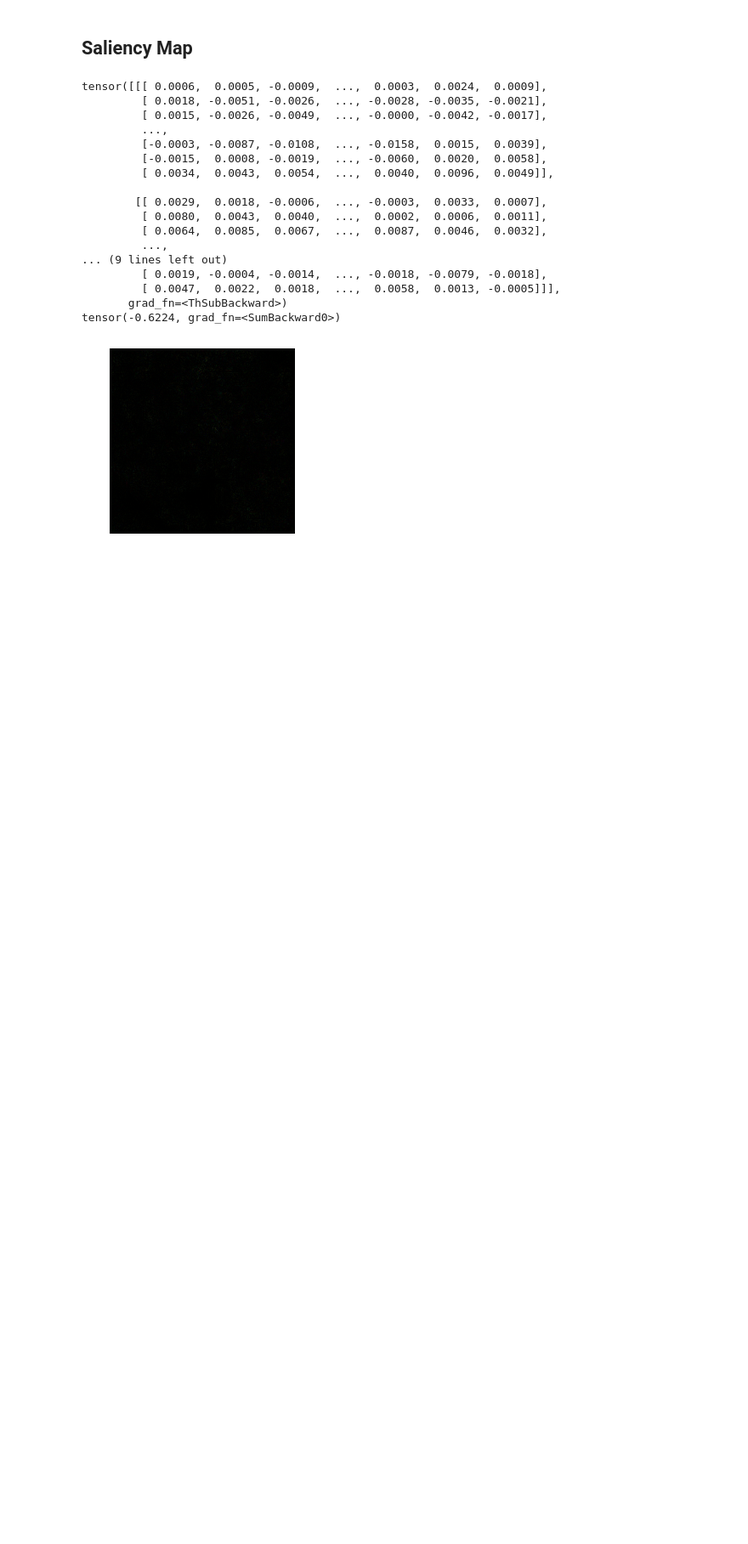
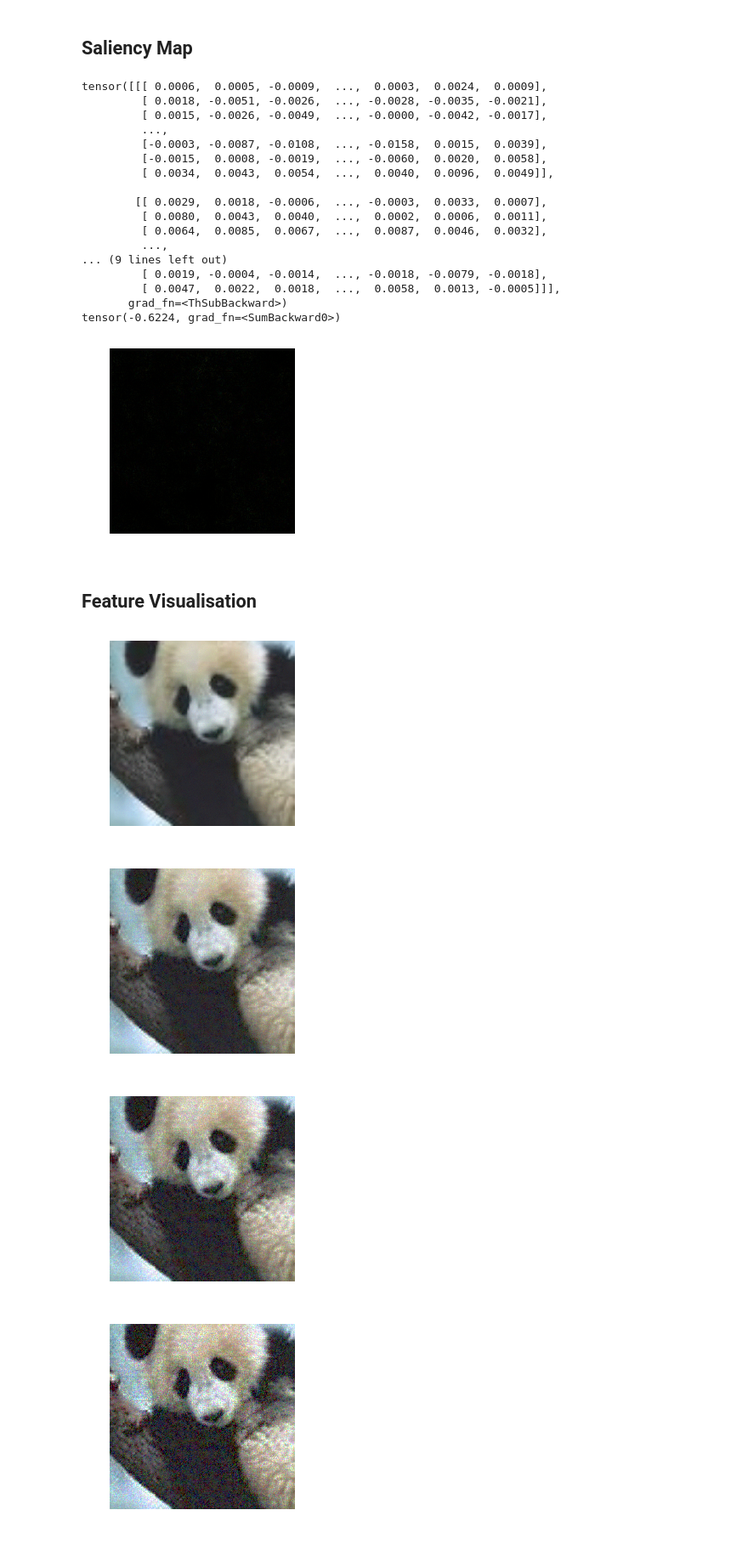
Before and after one commit to pukkapies/dl-imperial-maths, a Jupyter notebook: pytorch-tutorial/3. Saliency Maps, Feature Visualisation and Adversarial Examples.ipynb, the cells around one changed output. Shown at 85% size. Cells and saved outputs as stored; diff of their text form; code cells hidden in the pictures; blank space fills up the shorter version.

```diff
--- a/pytorch-tutorial/3. Saliency Maps, Feature Visualisation and Adversarial Examples.ipynb
+++ b/pytorch-tutorial/3. Saliency Maps, Feature Visualisation and Adversarial Examples.ipynb
@@ -41,7 +41,7 @@ class Normalise(nn.Module):
         return (img - self.mean_tensor) / self.std_dev_tensor
 
 
-model = models.vgg11(pretrained=True)
+model = models.vgg11(pretrained=False)
 for param in model.parameters():
     param.requires_grad = False
 model.eval()
@@ -90,3 +90,27 @@ tensor([[[ 0.0006,  0.0005, -0.0009,  ...,  0.0003,  0.0024,  0.0009],
        grad_fn=<ThSubBackward>)
 tensor(-0.6224, grad_fn=<SumBackward0>)
 [figure]
+# %% [markdown]
+## Feature Visualisation
+# %%
+cropped_model = nn.Sequential(Normalise(), *[model[1].features[i] for i in range(19)])
+# %%
+plt.axis('off')
+
+x = torch.tensor(img, requires_grad=True)
+for i in range(100):
+    y = cropped_model(x)
+    loss = -y[:, 5, :, :].mean()
+    loss.backward()
+    x.grad /= (torch.sqrt(torch.mean(x.grad.pow(2))) + 1e-5)
+    x.data += 0.01 * x.grad
+    x.data.clamp_(0, 1)
+    x.grad.zero_()
+    if i % 10 == 0:
+        plt.imshow(np.transpose(x[0].detach(), [1, 2, 0]))
+        display(plt.gcf())
+# %% [output]
+[figure, added]
+[figure, added]
+[figure, added]
+[figure, added]
```
Also changed, not shown: parts of 1 cell of this notebook.
